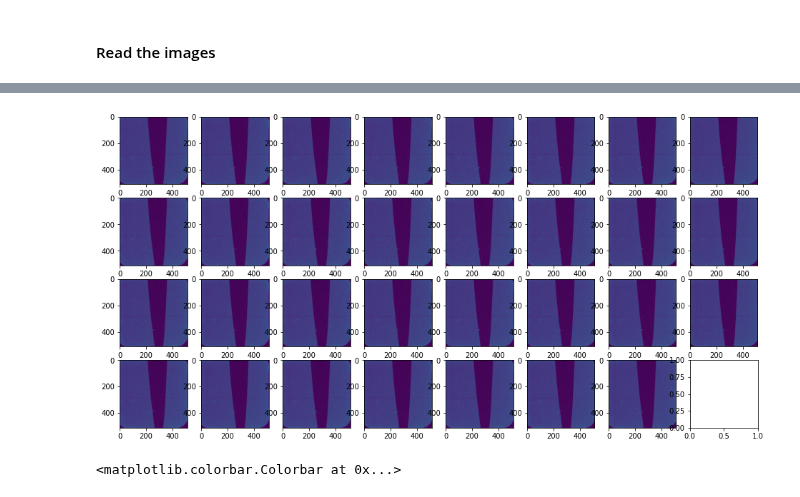
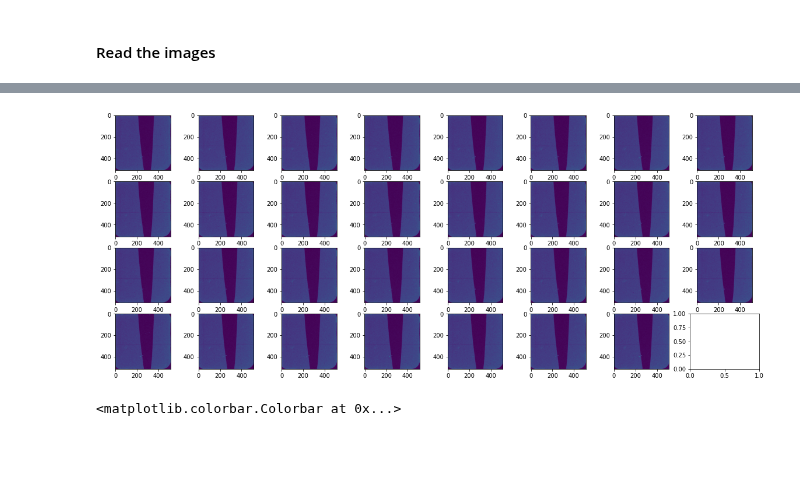
Before and after one commit to jerenner/emsim, a Jupyter notebook: notebooks/emsim_dataproc.ipynb, the cells around one changed output, grey strips where cells are left out. Saved outputs shown, nothing was run; the diff lists cells and outputs as text; code cells hidden in the pictures; blank space fills up the shorter version.

```diff
--- a/notebooks/emsim_dataproc.ipynb
+++ b/notebooks/emsim_dataproc.ipynb
@@ -98,18 +81,23 @@ Reading datafile /home/jrenner/local/data/4dstem/scan_0000001768/team1k_ued_0000
 # %%
 np.savez("aall_img_arrays.npz",all_img_proc=all_img_proc,all_img_th_proc=all_img_th_proc)
+# %%
+# Load the arrays from the file
+f_img_arrays = np.load("img_arrays_0.npz")
+all_img_proc = f_img_arrays['all_img_proc']
+all_img_th_proc = f_img_arrays['all_img_th_proc']
 # %%
 fig, axs = plt.subplots(4, 8)
 fig.set_figheight(8.0)
-fig.set_figwidth(16.0)
+fig.set_figwidth(20.0)
 for iplt in range(len(all_img_th_proc)):
     iaxis = int(iplt / 8)
     jaxis = iplt % 8
     axs[iaxis,jaxis].imshow(all_img_th_proc[iplt],vmax=100)
 
 # plt.imshow(all_img_proc[11])
 # plt.colorbar()
 # %% [output]
-[figure, old version]
+[figure, new version]
 # %%
 # Create the summed, thresholded image from all datasets.
 img_th_all = np.sum(all_img_th_proc,axis=0)
```
Also changed, not shown: parts of 20 cells of this notebook, 7 other files.
